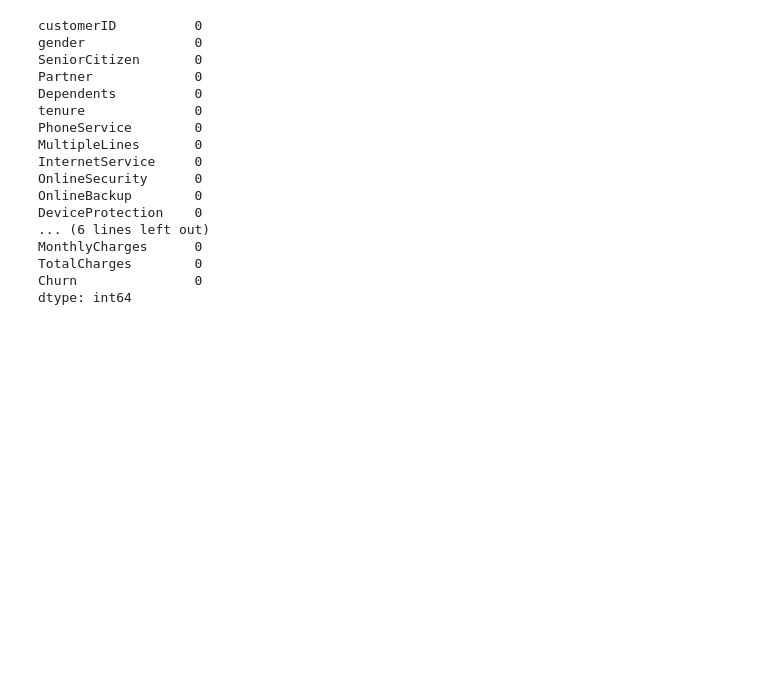
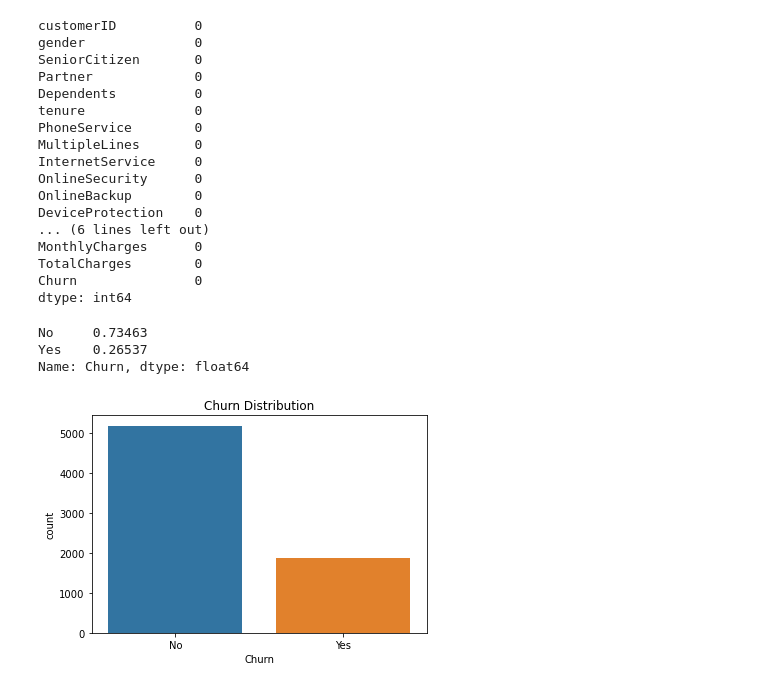
Before and after one commit to iszo369/PHASE-THREE-PROJECT, a Jupyter notebook: churn.ipynb, the cells around one changed output. Drawn from its saved outputs; the diff is of its cells as text; code cells hidden in the pictures; blank space fills up the shorter version.

```diff
--- a/churn.ipynb
+++ b/churn.ipynb
@@ -84,3 +84,22 @@ MonthlyCharges      0
 TotalCharges        0
 Churn               0
 dtype: int64
+# %%
+# UNDERSTANDING THE DATASET
+# Each row represents a customer, and each column contains customer’s attributes described on the column metadata. The column we want to predict is called Churn.
+
+# ustomer churn is our target variable where we want to see how many customers have left the company (Yes) and how many are still customers (No).
+
+# Checking the distribution of target variable
+
+df['Churn'].value_counts(normalize=True)
+# %% [output]
+No     0.73463
+Yes    0.26537
+Name: Churn, dtype: float64
+# %%
+sns.countplot(data=df, x="Churn")
+plt.title("Churn Distribution")
+plt.show()
+# %% [output]
+[figure, added]
```
Also changed, not shown: parts of 22 cells of this notebook.
